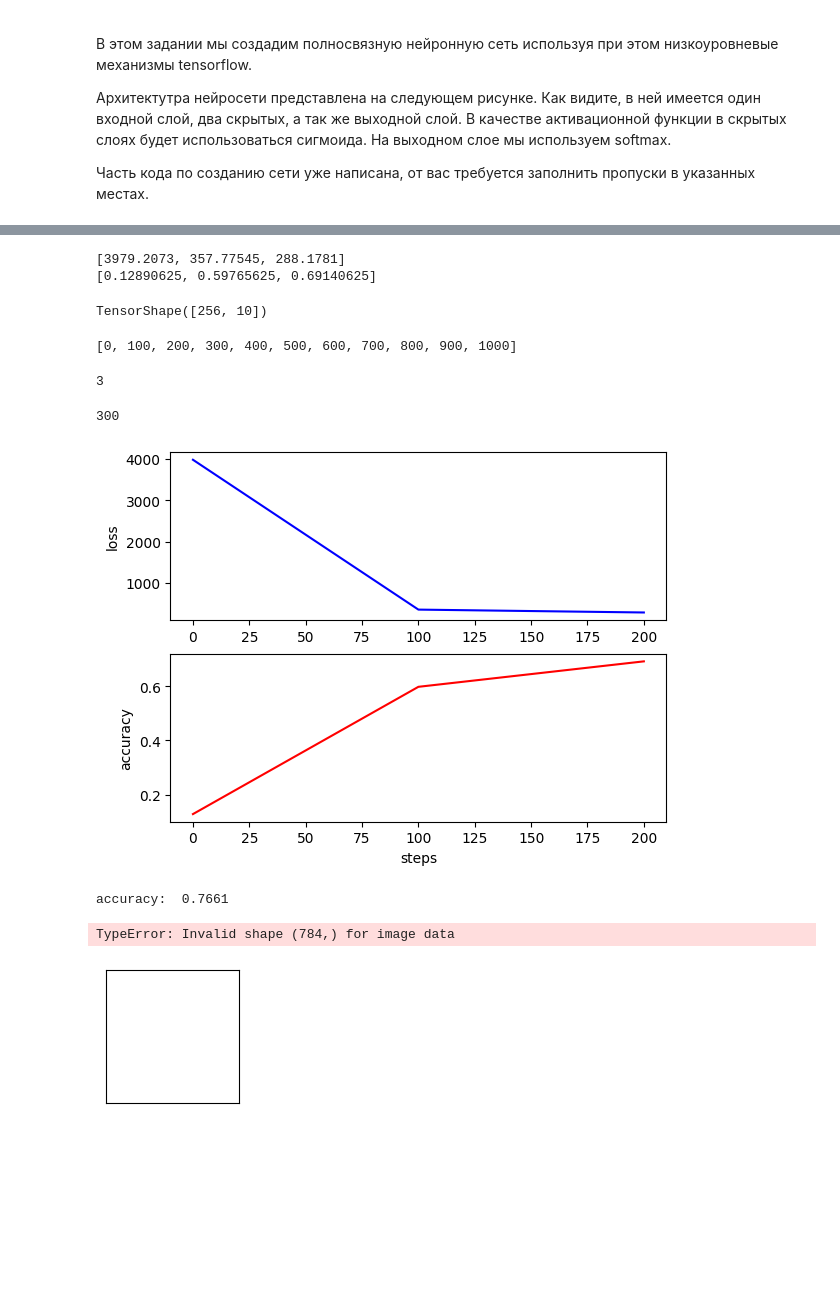
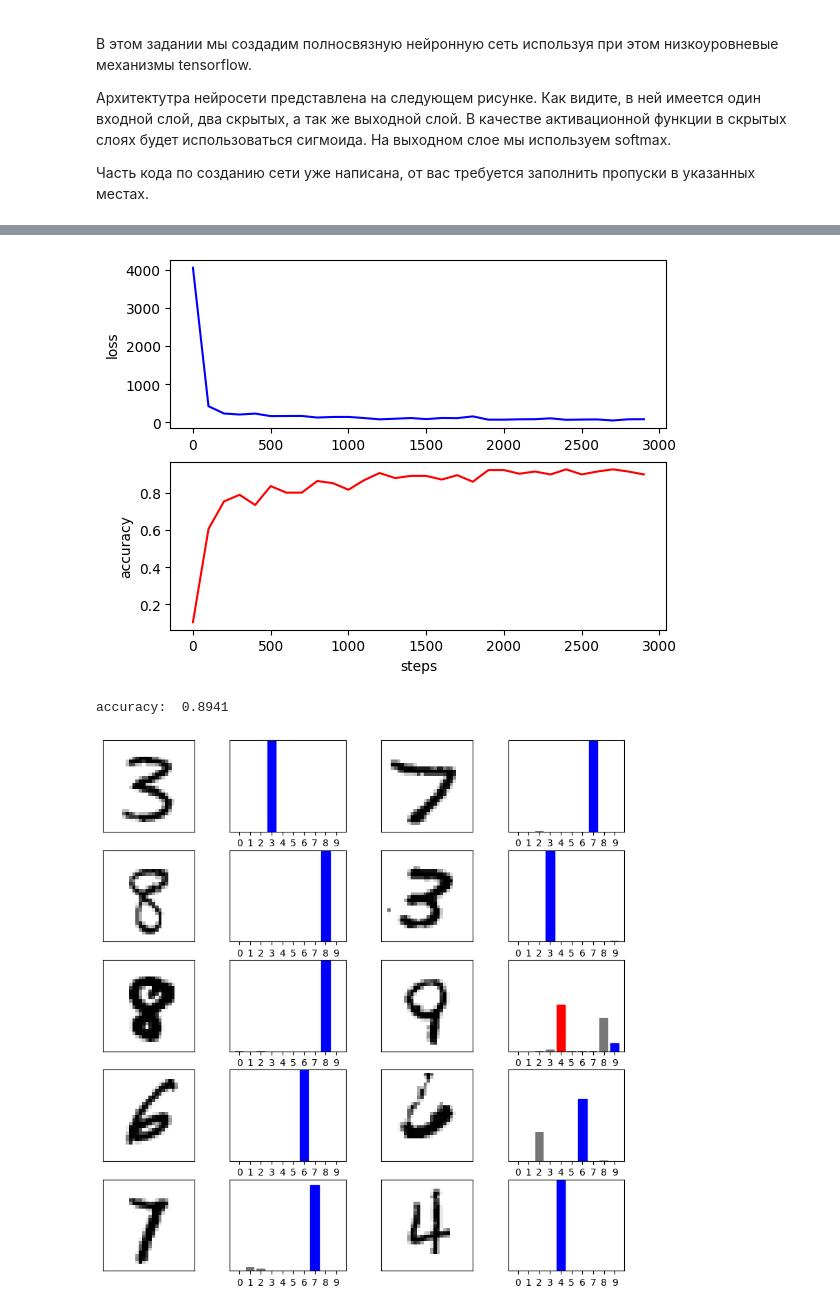
Before and after one commit to PavelStelmakhV/hw309-tensorflow, a Jupyter notebook: tensorflow_mnist_hw.ipynb, the cells around one changed output, grey strips where cells are left out. Cells and saved outputs as stored; diff of their text form; code cells hidden in the pictures; blank space fills up the shorter version.

```diff
--- a/tensorflow_mnist_hw.ipynb
+++ b/tensorflow_mnist_hw.ipynb
@@ -33,7 +34,7 @@ num_classes = 10 # общее количество классов, в нашем
 num_features = 784 # количество атрибутов входного вектора 28 * 28 = 784
 
 learning_rate = 0.001 # скорость обучения нейронной сети
-training_steps = 300 # максимальное число эпох
+training_steps = 3000 # максимальное число эпох
 batch_size = 256 # пересчитывать веса сети мы будем не на всей выборке, а на ее случайном подможестве из batch_size элементов
 display_step = 100 # каждые 100 итераций мы будем показывать текущее значение функции потерь и точности
 
@@ -223,27 +195,3 @@ TensorShape([256, 10])
-# %%
-print(loss_history)
-print(accuracy_history)
-# %% [output]
-[3979.2073, 357.77545, 288.1781]
-[0.12890625, 0.59765625, 0.69140625]
-# %%
-pred.shape
-# %% [output]
-TensorShape([256, 10])
-# %%
-steps = list(range(0, 1001, 100))
-steps
-# %% [output]
-[0, 100, 200, 300, 400, 500, 600, 700, 800, 900, 1000]
-# %%
-steps = list(range(0, training_steps, 100))
-len(steps)
-# %% [output]
-3
-# %%
-training_steps
-# %% [output]
-300
 # %%
 # Выведите графики зависимости изменения точности и потерь от шага
 # Если все сделано правильно, то точность должна расти, а потери уменьшаться
@@ -261,7 +209,7 @@ plt.plot(steps, accuracy_history, color='r')
 
 plt.show()
 # %% [output]
-[figure, old version]
+[figure, new version]
 # %%
 # Вычислите точность обученной нейросети
 
@@ -270,26 +218,38 @@ y_test_pred = neural_net(x_test)
 acc = accuracy(y_test_pred, y_test)
 print(f'accuracy: ', acc)
 # %% [output]
-accuracy:  0.7661
+accuracy:  0.8941
 # %%
 # Протестируем обученную нейросеть на 10 изображениях. Из тестовой выборки возьмите 5
 # случайных изображений и передайте их в нейронню сеть.
 # Выведите изображение и выпишите рядом ответ нейросети.
 # Сделайте вывод о том ошибается ли ваша нейронная сеть и если да, то как часто?
 
 # Место для вашего кода
 
+plt.figure(figsize=(10,10))
+for i in range(10):
+    num_picture = random.randrange(0, 10000, 1)
 
-plt.figure(figsize=(10,10))
-for i in range(25):
-    plt.subplot(5,5,i+1)
+    plt.subplot(5,4,i*2+1)
     plt.xticks([])
     plt.yticks([])
     plt.grid(False)
+    x_points = x_test[num_picture].reshape([28, 28])
+    plt.imshow(x_points, cmap=plt.cm.binary)
 
-    plt.imshow(x_train[i], cmap=plt.cm.binary)
-    plt.xlabel(y_train[i])
+    plt.subplot(5,4,i*2+2)
+    plt.xticks(range(10))
+    plt.yticks([])
+    plt.grid(False)
+    predictions_array = y_test_pred[num_picture]
+
+    thisplot = plt.bar(range(10), predictions_array, color="#777777")
+    plt.ylim([0, 1])
+    predicted_label = np.argmax(predictions_array)
+    thisplot[predicted_label].set_color('red')
+    thisplot[y_test[num_picture]].set_color('blue')
+
 plt.show()
 # %% [output]
-TypeError: Invalid shape (784,) for image data
-[figure, old version]
+[figure, new version]
```
Also changed, not shown: parts of 12 cells of this notebook.
